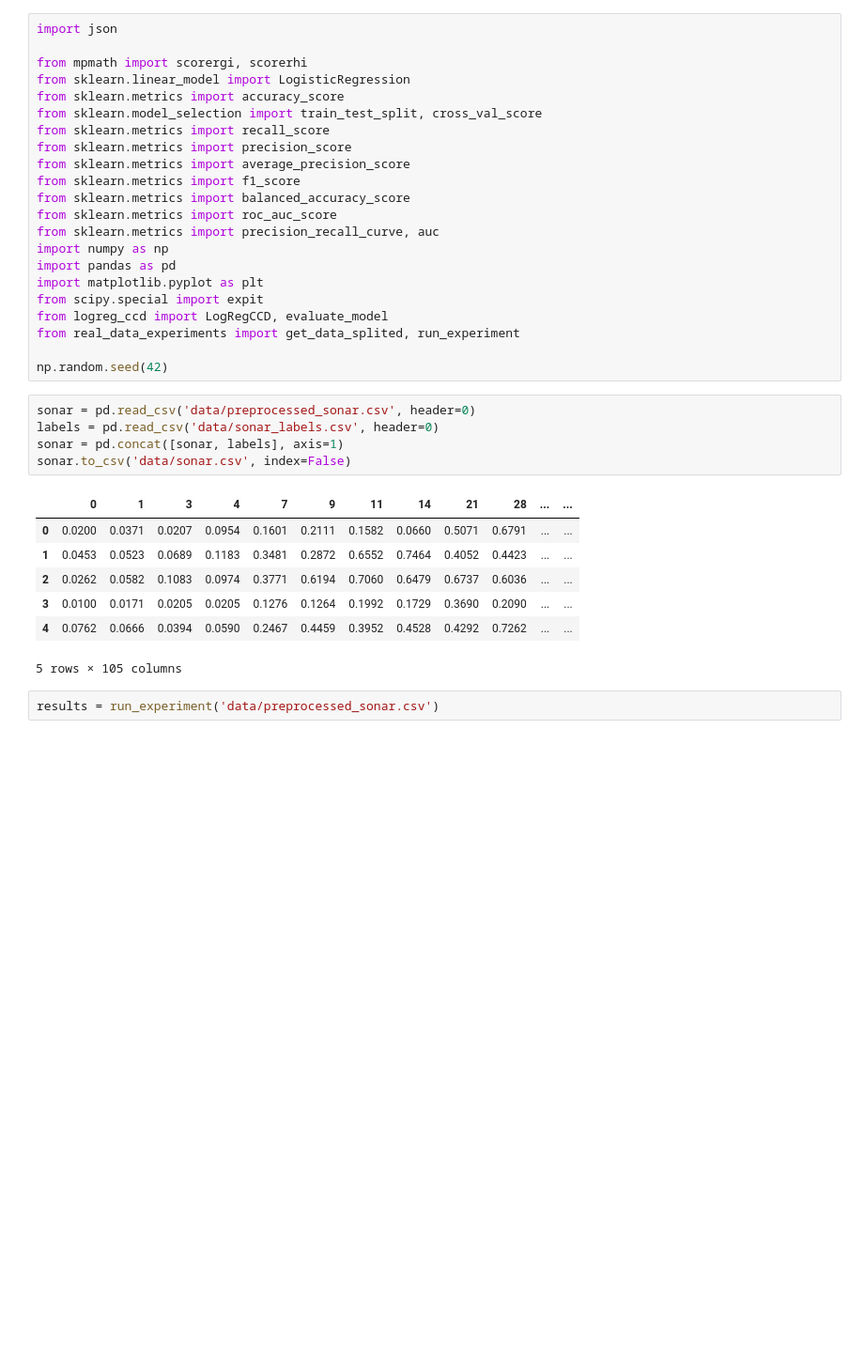
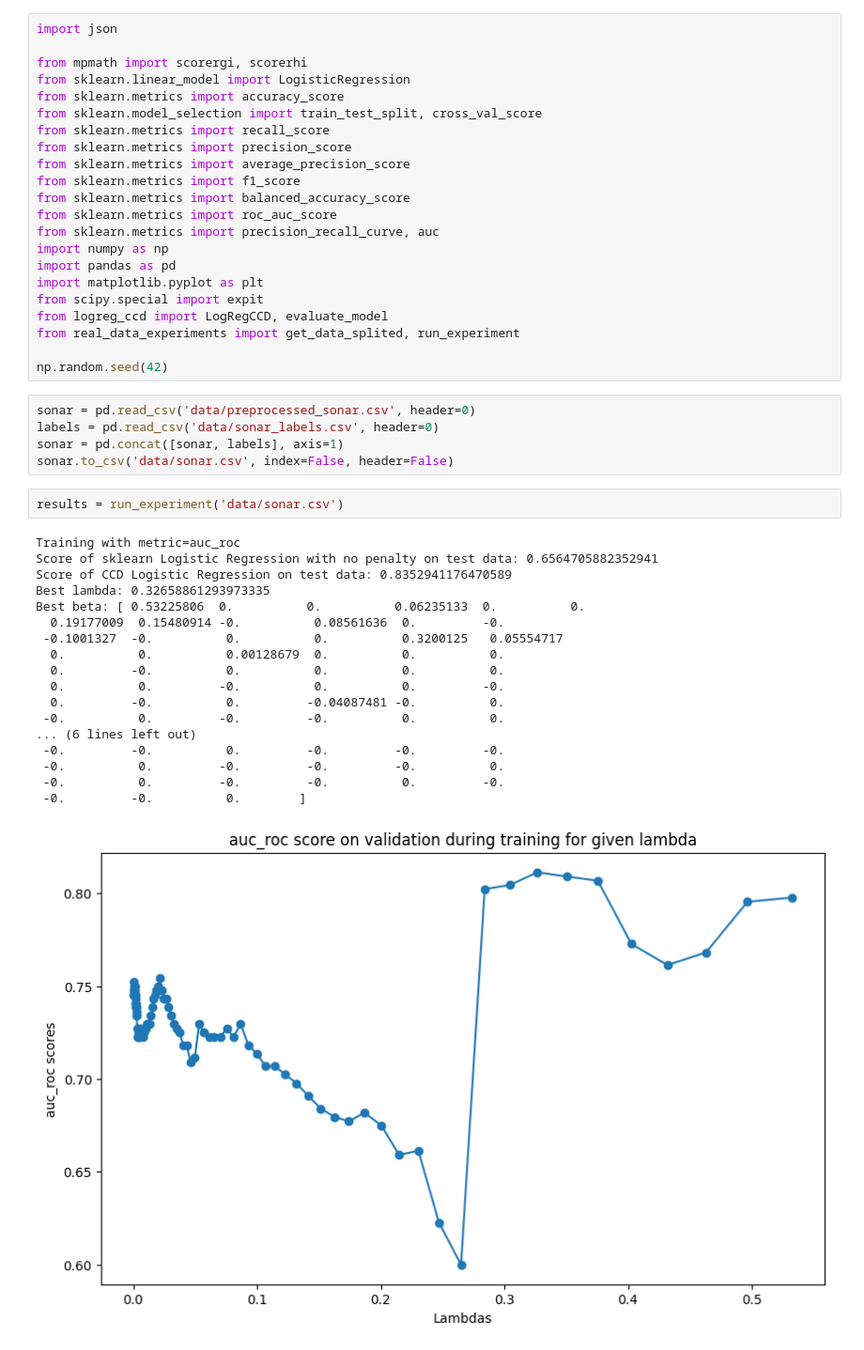
Before and after one commit to AgEwa/AML__CDD, a Jupyter notebook: sonar_experiments.ipynb, the cells around one changed output. Shown at 94% size. Saved outputs shown, nothing was run; the diff lists cells and outputs as text; blank space fills up the shorter version.

Commit message:
add sonar results

```diff
--- a/sonar_experiments.ipynb
+++ b/sonar_experiments.ipynb
@@ -24,14 +24,25 @@ np.random.seed(42)
 sonar = pd.read_csv('data/preprocessed_sonar.csv', header=0)
 labels = pd.read_csv('data/sonar_labels.csv', header=0)
 sonar = pd.concat([sonar, labels], axis=1)
-sonar.to_csv('data/sonar.csv', index=False)
+sonar.to_csv('data/sonar.csv', index=False, header=False)
-# %% [output]
-|  | 0 | 1 | 3 | 4 | 7 | 9 | 11 | 14 | 21 | 28 | ... | ... |
-| 0 | 0.0200 | 0.0371 | 0.0207 | 0.0954 | 0.1601 | 0.2111 | 0.1582 | 0.0660 | 0.5071 | 0.6791 | ... | ... |
-| 1 | 0.0453 | 0.0523 | 0.0689 | 0.1183 | 0.3481 | 0.2872 | 0.6552 | 0.7464 | 0.4052 | 0.4423 | ... | ... |
-| 2 | 0.0262 | 0.0582 | 0.1083 | 0.0974 | 0.3771 | 0.6194 | 0.7060 | 0.6479 | 0.6737 | 0.6036 | ... | ... |
-| 3 | 0.0100 | 0.0171 | 0.0205 | 0.0205 | 0.1276 | 0.1264 | 0.1992 | 0.1729 | 0.3690 | 0.2090 | ... | ... |
-| 4 | 0.0762 | 0.0666 | 0.0394 | 0.0590 | 0.2467 | 0.4459 | 0.3952 | 0.4528 | 0.4292 | 0.7262 | ... | ... |
-5 rows × 105 columns
 # %%
-results = run_experiment('data/preprocessed_sonar.csv')
+results = run_experiment('data/sonar.csv')
+# %% [output]
+Training with metric=auc_roc
+Score of sklearn Logistic Regression with no penalty on test data: 0.6564705882352941
+Score of CCD Logistic Regression on test data: 0.8352941176470589
+Best lambda: 0.32658861293973335
+Best beta: [ 0.53225806  0.          0.          0.06235133  0.          0.
+  0.19177009  0.15480914 -0.          0.08561636  0.         -0.
+ -0.1001327  -0.          0.          0.          0.3200125   0.05554717
+  0.          0.          0.00128679  0.          0.          0.
+  0.         -0.          0.          0.          0.          0.
+  0.          0.         -0.          0.          0.         -0.
+  0.         -0.          0.         -0.04087481 -0.          0.
+ -0.          0.         -0.         -0.          0.          0.
+... (6 lines left out)
+ -0.         -0.          0.         -0.         -0.         -0.
+ -0.          0.         -0.         -0.         -0.          0.
+ -0.          0.         -0.         -0.          0.         -0.
+ -0.         -0.          0.        ]
+[figure, added]
```
Also changed, not shown: parts of 5 cells of this notebook, 1 other file.
